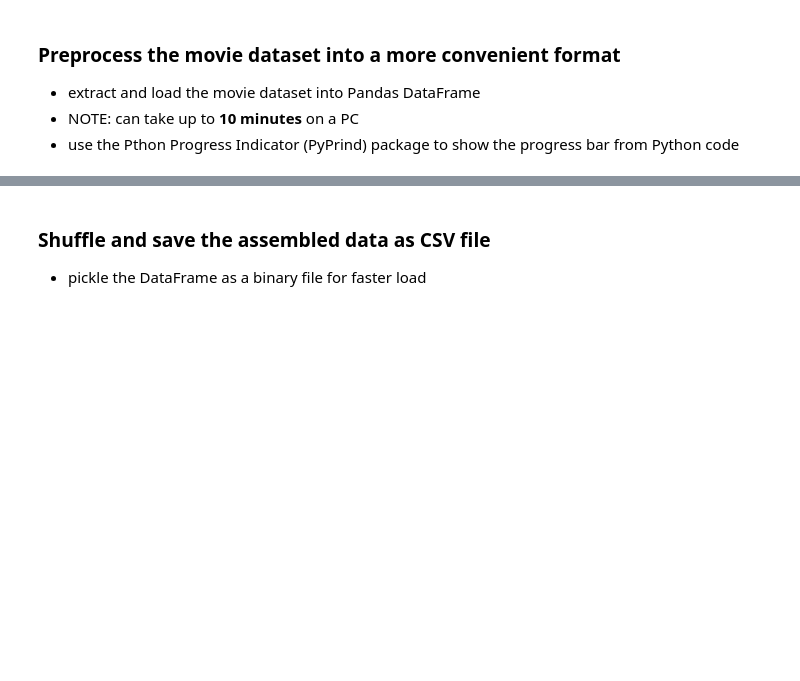
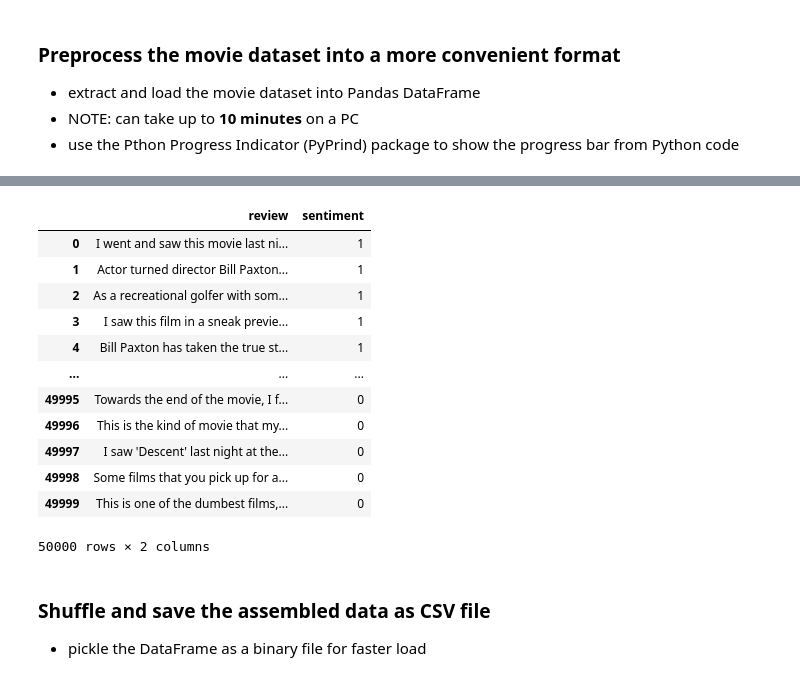
Before and after one commit to rambasnet/python-machine-learning, a Jupyter notebook: notebooks/SentimentAnalysis.ipynb, the cells around one changed output, grey strips where cells are left out. Cells and saved outputs as stored; diff of their text form; code cells hidden in the pictures; blank space fills up the shorter version.

Commit message:
update Sentiment Analysis

```diff
--- a/notebooks/SentimentAnalysis.ipynb
+++ b/notebooks/SentimentAnalysis.ipynb
@@ -125,13 +130,16 @@ pbar = pyprind.ProgBar(50000)
 df = pd.DataFrame()
 for s in ('test', 'train'):
     for l in ('pos', 'neg'):
+
         path = os.path.join(basepath, s, l)
         for file in sorted(os.listdir(path)):
             with open(os.path.join(path, file),
                       'r', encoding='utf-8') as infile:
                 txt = infile.read()
-            df = df.append([[txt, labels[l]]],
-                           ignore_index=True)
+            df1 = pd.DataFrame([[txt, labels[l]]])
+            df = pd.concat([df, df1], ignore_index=True)
+            #df = df.append([[txt, labels[l]]],
+            #               ignore_index=True)
             pbar.update()
 df.columns = ['review', 'sentiment']
 # %% [output]
@@ -140,3 +148,19 @@ Total time elapsed: 00:01:34
+# %%
+df
+# %% [output]
+|  | review | sentiment |
+| 0 | I went and saw this movie last ni... | 1 |
+| 1 | Actor turned director Bill Paxton... | 1 |
+| 2 | As a recreational golfer with som... | 1 |
+| 3 | I saw this film in a sneak previe... | 1 |
+| 4 | Bill Paxton has taken the true st... | 1 |
+| ... | ... | ... |
+| 49995 | Towards the end of the movie, I f... | 0 |
+| 49996 | This is the kind of movie that my... | 0 |
+| 49997 | I saw 'Descent' last night at the... | 0 |
+| 49998 | Some films that you pick up for a... | 0 |
+| 49999 | This is one of the dumbest films,... | 0 |
+50000 rows × 2 columns
 # %% [markdown]
 ### Shuffle and save the assembled data as CSV file
 
```
Also changed, not shown: parts of 5 cells of this notebook, 1 other file.
